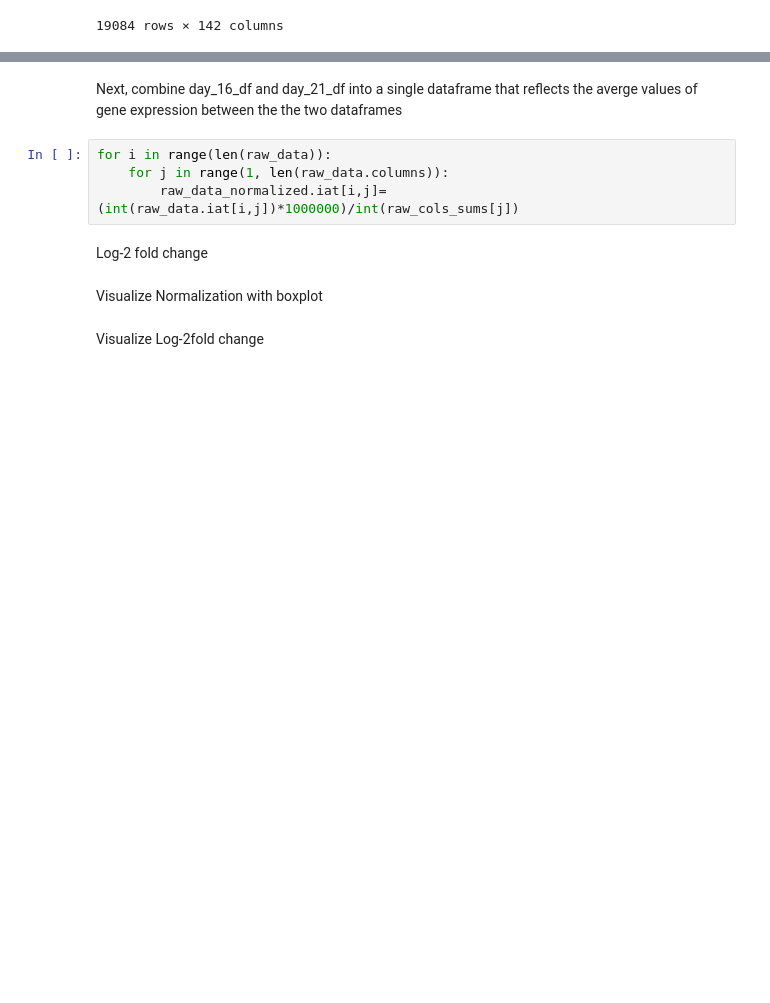
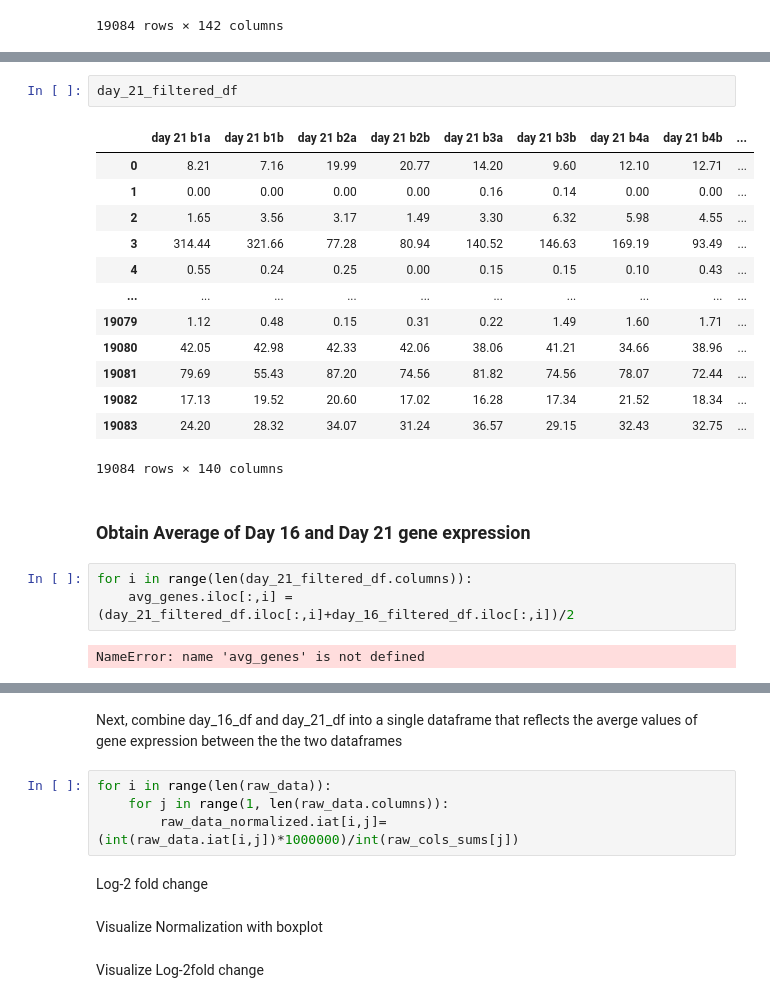
Before and after one commit to Daniela-q-m/Machine-Learning-Course-Projects, a Jupyter notebook: Final_Project_Neurotoxicity_Prediction/Neurotoxicity_Analysis_RNA_seq_ML.ipynb, the cells around one changed output, grey strips where cells are left out. Cells and saved outputs as stored; diff of their text form; blank space fills up the shorter version.

```diff
--- a/Final_Project_Neurotoxicity_Prediction/Neurotoxicity_Analysis_RNA_seq_ML.ipynb
+++ b/Final_Project_Neurotoxicity_Prediction/Neurotoxicity_Analysis_RNA_seq_ML.ipynb
@@ -63,0 +82,23 @@ day_16_df
+# %%
+day_21_filtered_df
+# %% [output]
+|  | day 21 b1a | day 21 b1b | day 21 b2a | day 21 b2b | day 21 b3a | day 21 b3b | day 21 b4a | day 21 b4b | ... |
+| 0 | 8.21 | 7.16 | 19.99 | 20.77 | 14.20 | 9.60 | 12.10 | 12.71 | ... |
+| 1 | 0.00 | 0.00 | 0.00 | 0.00 | 0.16 | 0.14 | 0.00 | 0.00 | ... |
+| 2 | 1.65 | 3.56 | 3.17 | 1.49 | 3.30 | 6.32 | 5.98 | 4.55 | ... |
+| 3 | 314.44 | 321.66 | 77.28 | 80.94 | 140.52 | 146.63 | 169.19 | 93.49 | ... |
+| 4 | 0.55 | 0.24 | 0.25 | 0.00 | 0.15 | 0.15 | 0.10 | 0.43 | ... |
+| ... | ... | ... | ... | ... | ... | ... | ... | ... | ... |
+| 19079 | 1.12 | 0.48 | 0.15 | 0.31 | 0.22 | 1.49 | 1.60 | 1.71 | ... |
+| 19080 | 42.05 | 42.98 | 42.33 | 42.06 | 38.06 | 41.21 | 34.66 | 38.96 | ... |
+| 19081 | 79.69 | 55.43 | 87.20 | 74.56 | 81.82 | 74.56 | 78.07 | 72.44 | ... |
+| 19082 | 17.13 | 19.52 | 20.60 | 17.02 | 16.28 | 17.34 | 21.52 | 18.34 | ... |
+| 19083 | 24.20 | 28.32 | 34.07 | 31.24 | 36.57 | 29.15 | 32.43 | 32.75 | ... |
+19084 rows × 140 columns
+# %% [markdown]
+### Obtain Average of Day 16 and Day 21 gene expression
+# %%
+for i in range(len(day_21_filtered_df.columns)):
+    avg_genes.iloc[:,i] = (day_21_filtered_df.iloc[:,i]+day_16_filtered_df.iloc[:,i])/2
+# %% [output]
+NameError: name 'avg_genes' is not defined
```
Also changed, not shown: parts of 5 cells of this notebook.
